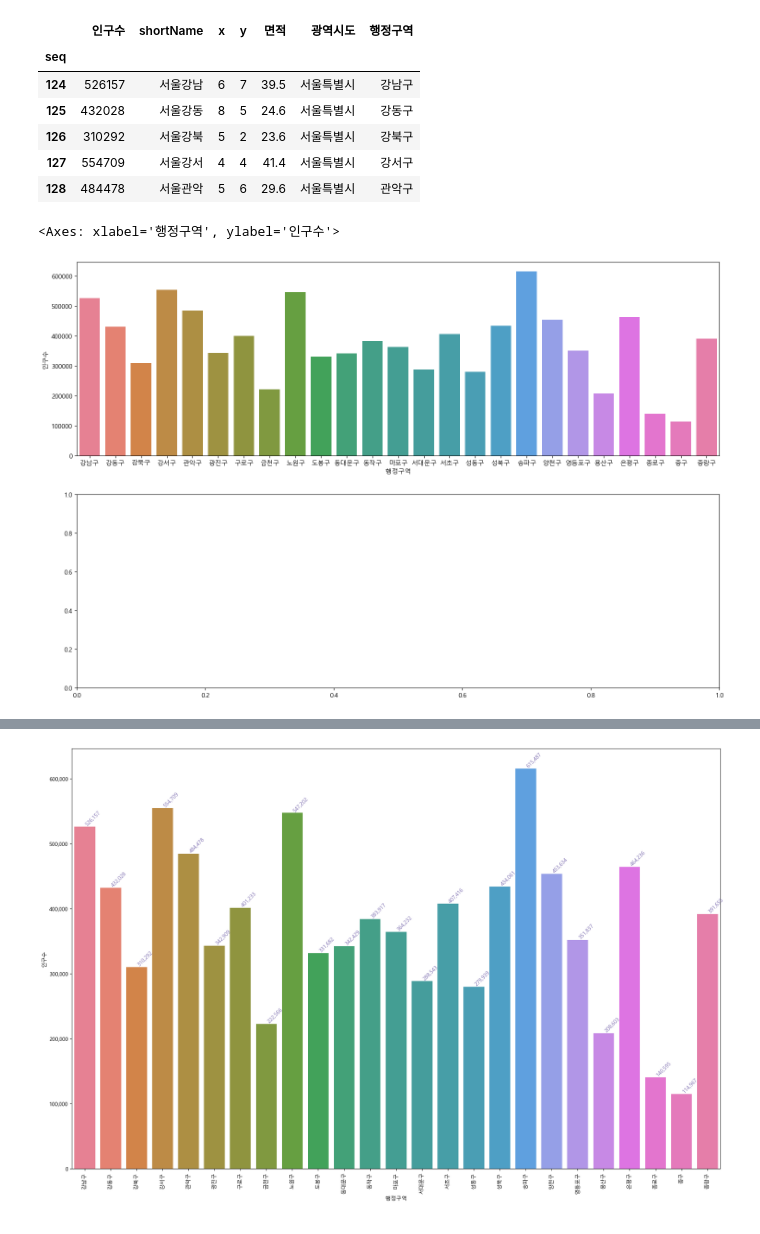
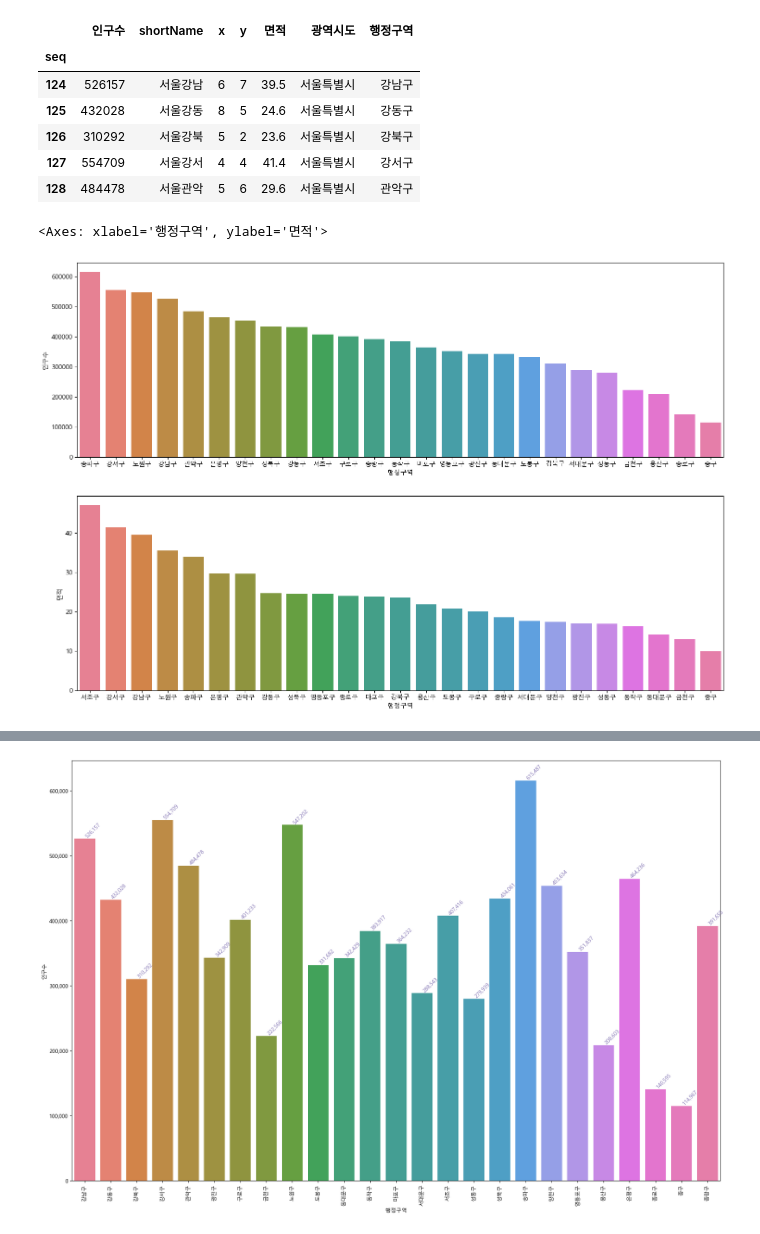
Before and after one commit to Daviswhistle/Python_Webscrapping_Analysis, a Jupyter notebook: 03-1.행정구역정보_분석과시각화.ipynb, the cells around one changed output, grey strips where cells are left out. Cells and saved outputs as stored; diff of their text form; code cells hidden in the pictures.

```diff
--- a/03-1.행정구역정보_분석과시각화.ipynb
+++ b/03-1.행정구역정보_분석과시각화.ipynb
@@ -641,10 +641,11 @@ seoul_df.head()
 # %%
 figure, (axes1, axes2) = plt.subplots(nrows=2, ncols=1)
 figure.set_size_inches(18, 12)
 # print(figure)
 # print(axes1)
 # print(axes2)
-sns.barplot(data=seoul_df, x="행정구역", y="인구수", ax=axes1, hue="행정구역")
+sns.barplot(data=seoul_df.sort_values(by="인구수", ascending=False), x="행정구역", y="인구수", ax=axes1, hue="행정구역")
+sns.barplot(data=seoul_df.sort_values(by="면적", ascending=False), x="행정구역", y="면적", ax=axes2, hue="행정구역")
 # %% [output]
-<Axes: xlabel='행정구역', ylabel='인구수'>
+<Axes: xlabel='행정구역', ylabel='면적'>
-[figure, old version]
+[figure, new version]
```
Also changed, not shown: parts of 6 cells of this notebook, 2 other files.
